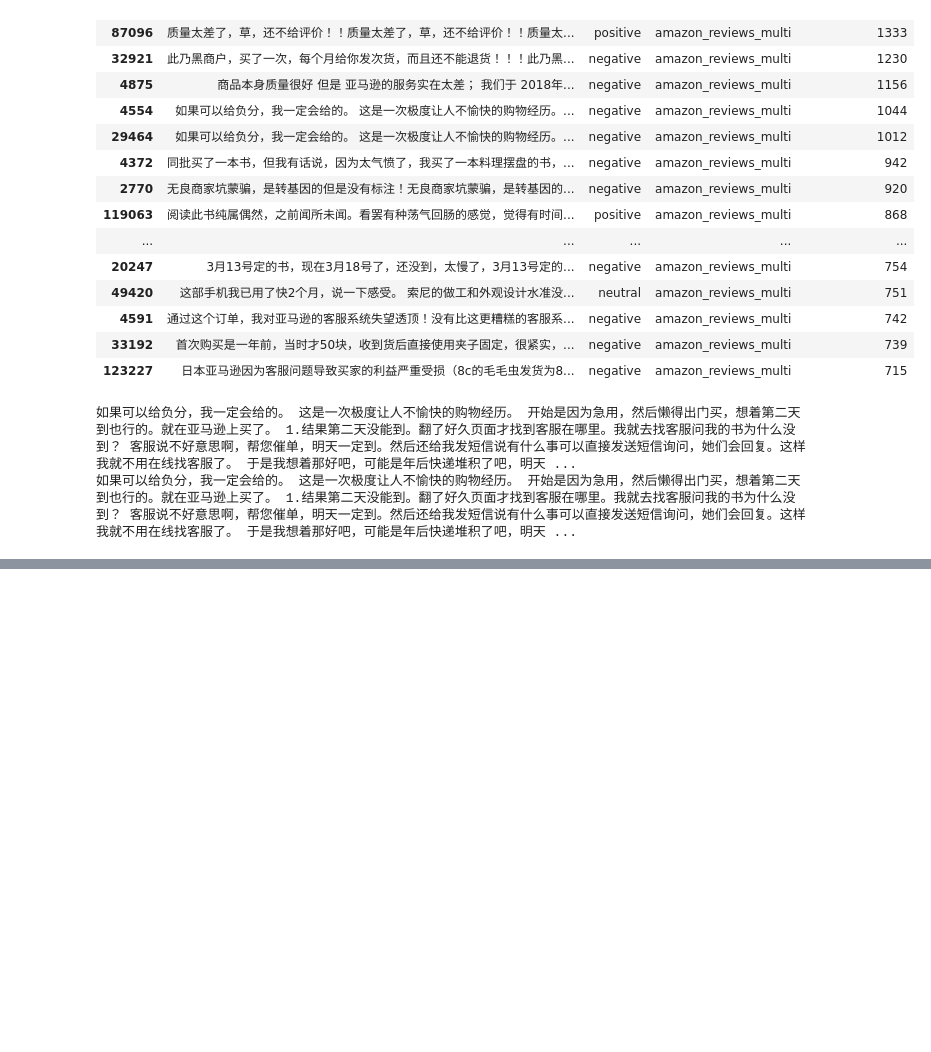
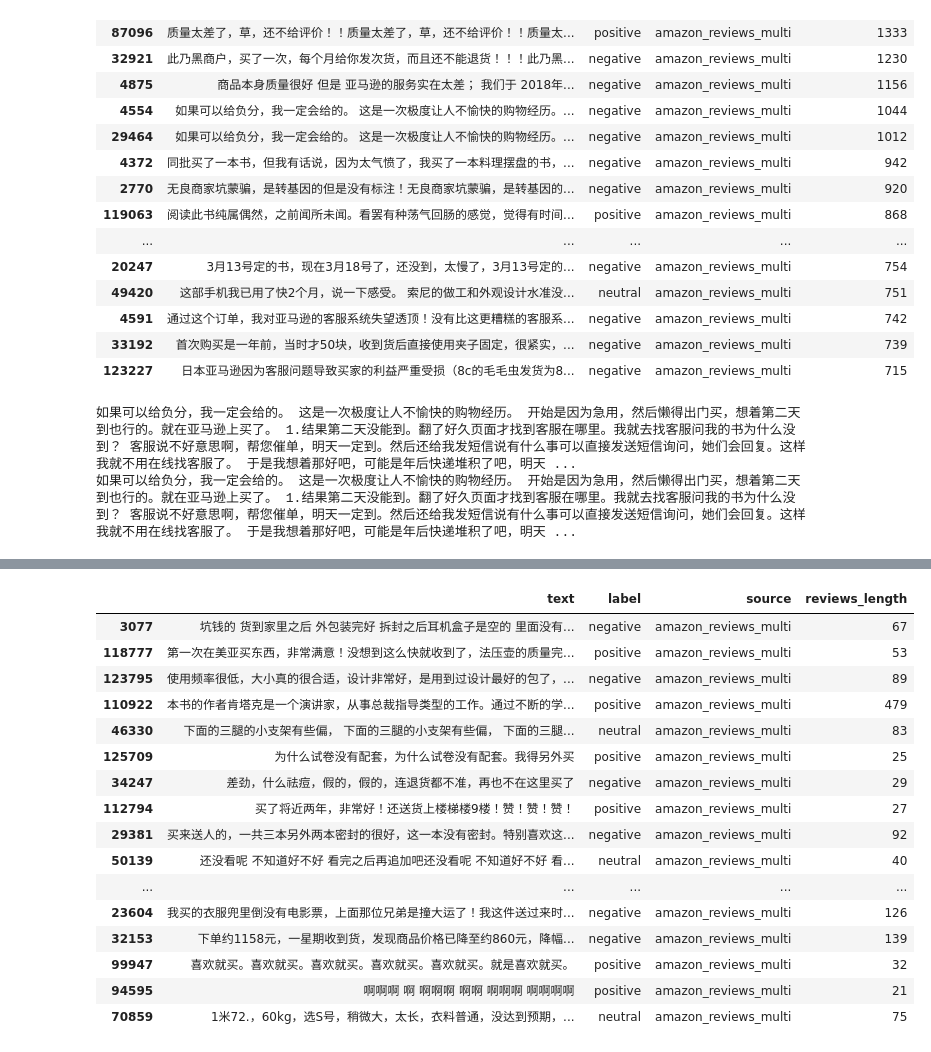
Before and after one commit to gretabarrale/chinese_amazon_reviews_analysis, a Jupyter notebook: eda_cleaning.ipynb, the cells around one changed output, grey strips where cells are left out. Saved outputs shown, nothing was run; the diff lists cells and outputs as text; code cells hidden in the pictures; blank space fills up the shorter version.

```diff
--- a/eda_cleaning.ipynb
+++ b/eda_cleaning.ipynb
@@ -182,0 +217,21 @@ def spam_review(text):
+# %%
+# Sample 2 of flagged reviews, to see a wider variety of cases.
+df[repetition_results].sample(20, random_state=7)
+# %% [output]
+|  | text | label | source | reviews_length |
+| 3077 | 坑钱的 货到家里之后 外包装完好 拆封之后耳机盒子是空的 里面没有... | negative | amazon_reviews_multi | 67 |
+| 118777 | 第一次在美亚买东西，非常满意！没想到这么快就收到了，法压壶的质量完... | positive | amazon_reviews_multi | 53 |
+| 123795 | 使用频率很低，大小真的很合适，设计非常好，是用到过设计最好的包了，... | negative | amazon_reviews_multi | 89 |
+| 110922 | 本书的作者肯塔克是一个演讲家，从事总裁指导类型的工作。通过不断的学... | positive | amazon_reviews_multi | 479 |
+| 46330 | 下面的三腿的小支架有些偏， 下面的三腿的小支架有些偏， 下面的三腿... | neutral | amazon_reviews_multi | 83 |
+| 125709 | 为什么试卷没有配套，为什么试卷没有配套。我得另外买 | positive | amazon_reviews_multi | 25 |
+| 34247 | 差劲，什么祛痘，假的，假的，连退货都不准，再也不在这里买了 | negative | amazon_reviews_multi | 29 |
+| 112794 | 买了将近两年，非常好！还送货上楼梯楼9楼！赞！赞！赞！ | positive | amazon_reviews_multi | 27 |
+| 29381 | 买来送人的，一共三本另外两本密封的很好，这一本没有密封。特别喜欢这... | negative | amazon_reviews_multi | 92 |
+| 50139 | 还没看呢 不知道好不好 看完之后再追加吧还没看呢 不知道好不好 看... | neutral | amazon_reviews_multi | 40 |
+| ... | ... | ... | ... | ... |
+| 23604 | 我买的衣服兜里倒没有电影票，上面那位兄弟是撞大运了！我这件送过来时... | negative | amazon_reviews_multi | 126 |
+| 32153 | 下单约1158元，一星期收到货，发现商品价格已降至约860元，降幅... | negative | amazon_reviews_multi | 139 |
+| 99947 | 喜欢就买。喜欢就买。喜欢就买。喜欢就买。喜欢就买。就是喜欢就买。 | positive | amazon_reviews_multi | 32 |
+| 94595 | 啊啊啊 啊 啊啊啊 啊啊 啊啊啊 啊啊啊啊 | positive | amazon_reviews_multi | 21 |
+| 70859 | 1米72.，60kg，选S号，稍微大，太长，衣料普通，没达到预期，... | neutral | amazon_reviews_multi | 75 |
```
Also changed, not shown: parts of 11 cells of this notebook.
